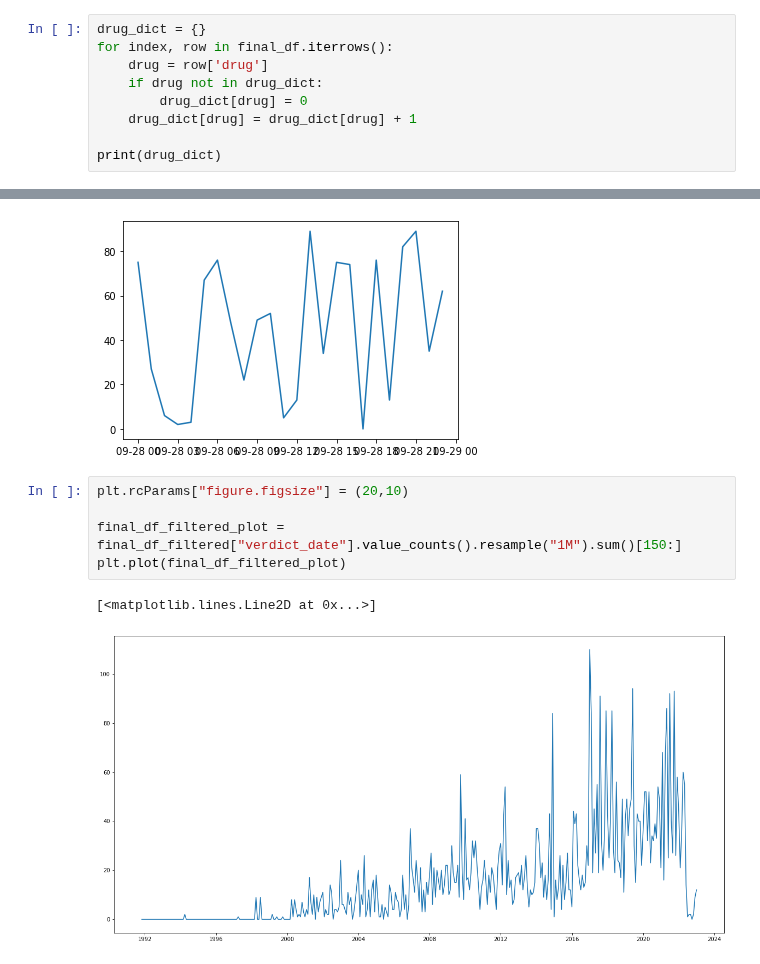
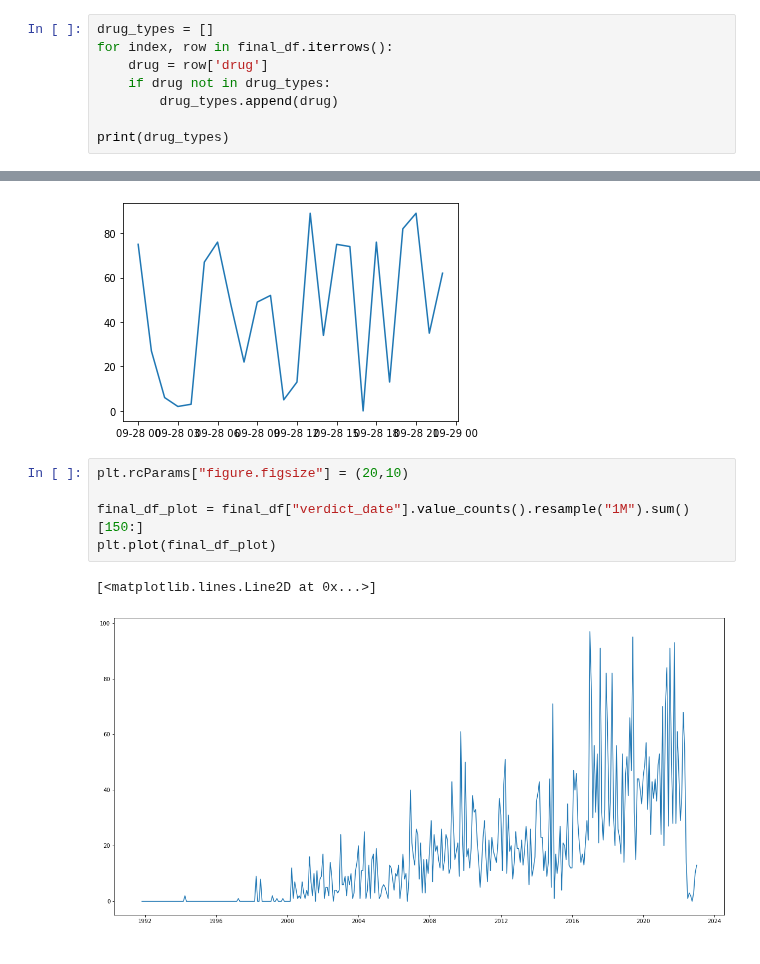
Before and after one commit to bloemetjesgordijn/Master-thesis, a Jupyter notebook: New.ipynb, the cells around one changed output, grey strips where cells are left out. Saved outputs shown, nothing was run; the diff lists cells and outputs as text.

```diff
--- a/New.ipynb
+++ b/New.ipynb
@@ -689,10 +716,9 @@ final_df = pd.read_pickle("final_df.pkl")
 # %%
-drug_dict = {}
+drug_types = []
 for index, row in final_df.iterrows():
     drug = row['drug']
-    if drug not in drug_dict:
-        drug_dict[drug] = 0
-    drug_dict[drug] = drug_dict[drug] + 1
+    if drug not in drug_types:
+        drug_types.append(drug)
 
-print(drug_dict)
+print(drug_types)
 # %% [output]
@@ -798,8 +911,8 @@ plt.show()
 # %%
 plt.rcParams["figure.figsize"] = (20,10)
 
-final_df_filtered_plot = final_df_filtered["verdict_date"].value_counts().resample("1M").sum()[150:]
-plt.plot(final_df_filtered_plot)
+final_df_plot = final_df["verdict_date"].value_counts().resample("1M").sum()[150:]
+plt.plot(final_df_plot)
 # %% [output]
 [<matplotlib.lines.Line2D at 0x...>]
-[figure, old version]
+[figure, new version]
```
Also changed, not shown: parts of 18 cells of this notebook.
